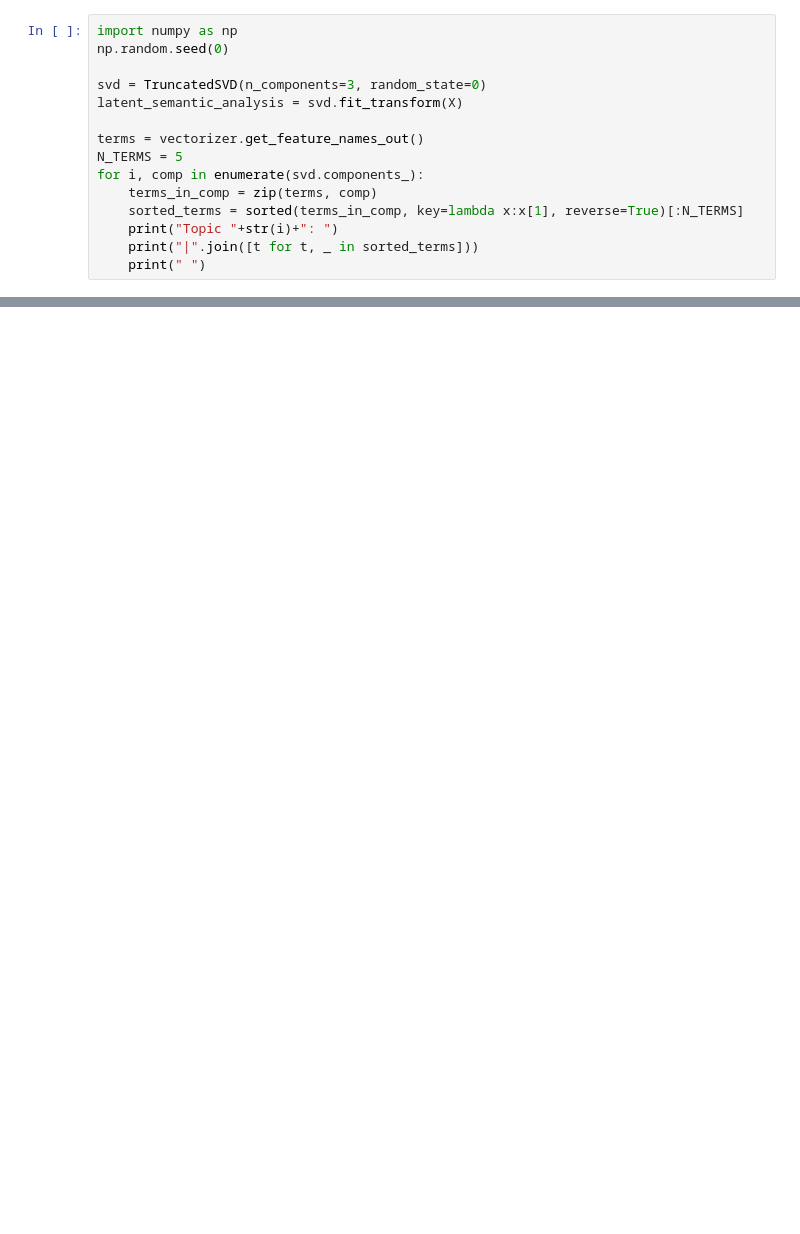
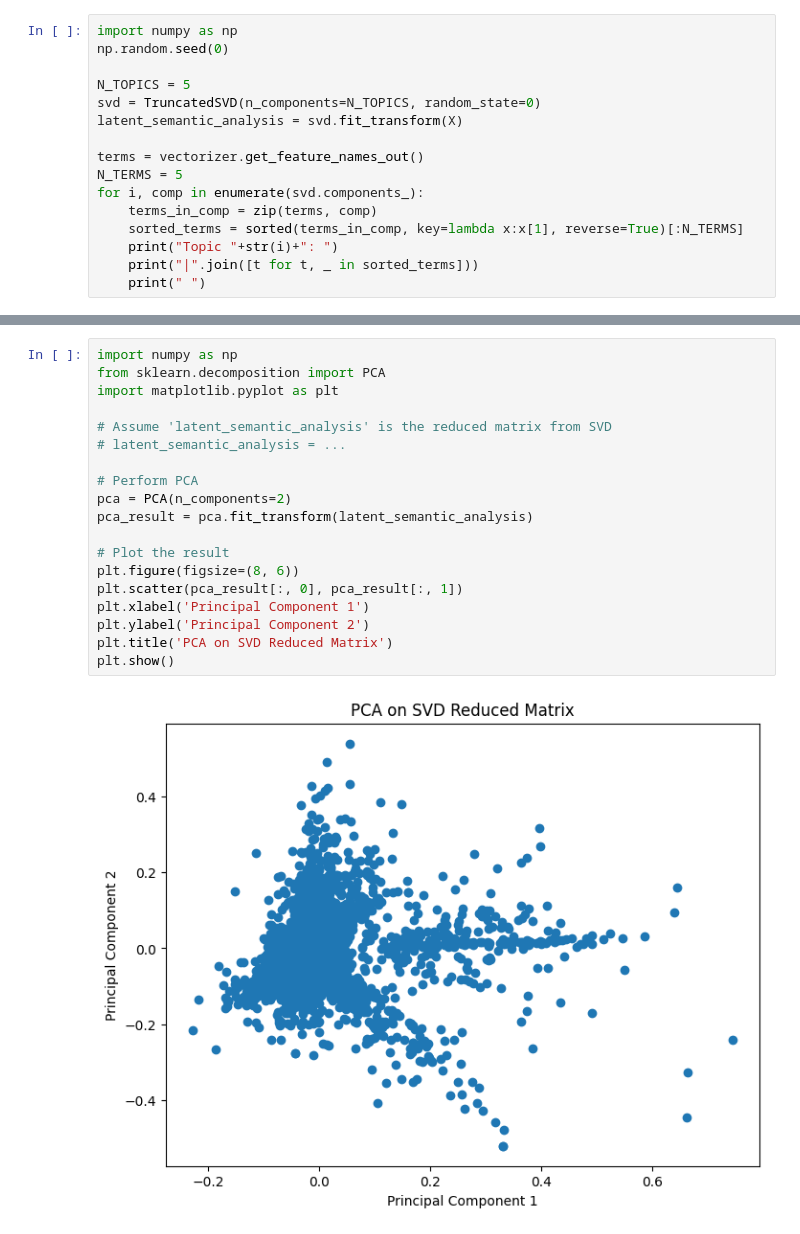
Before and after one commit to tollefj/TDT4310, a Jupyter notebook: examples/SVD.ipynb, the cells around one changed output, grey strips where cells are left out. Saved outputs shown, nothing was run; the diff lists cells and outputs as text; blank space fills up the shorter version.

```diff
--- a/examples/SVD.ipynb
+++ b/examples/SVD.ipynb
@@ -58,7 +61,8 @@ print(X.toarray()[0:3])
 import numpy as np
 np.random.seed(0)
 
-svd = TruncatedSVD(n_components=3, random_state=0)
+N_TOPICS = 5
+svd = TruncatedSVD(n_components=N_TOPICS, random_state=0)
 latent_semantic_analysis = svd.fit_transform(X)
 
 terms = vectorizer.get_feature_names_out()
@@ -80,0 +91,21 @@ announced|company|merger|became|bestseller
+# %%
+import numpy as np
+from sklearn.decomposition import PCA
+import matplotlib.pyplot as plt
+
+# Assume 'latent_semantic_analysis' is the reduced matrix from SVD
+# latent_semantic_analysis = ...
+
+# Perform PCA
+pca = PCA(n_components=2)
+pca_result = pca.fit_transform(latent_semantic_analysis)
+
+# Plot the result
+plt.figure(figsize=(8, 6))
+plt.scatter(pca_result[:, 0], pca_result[:, 1])
+plt.xlabel('Principal Component 1')
+plt.ylabel('Principal Component 2')
+plt.title('PCA on SVD Reduced Matrix')
+plt.show()
+# %% [output]
+[figure, added]
```
Also changed, not shown: parts of 8 cells of this notebook.
